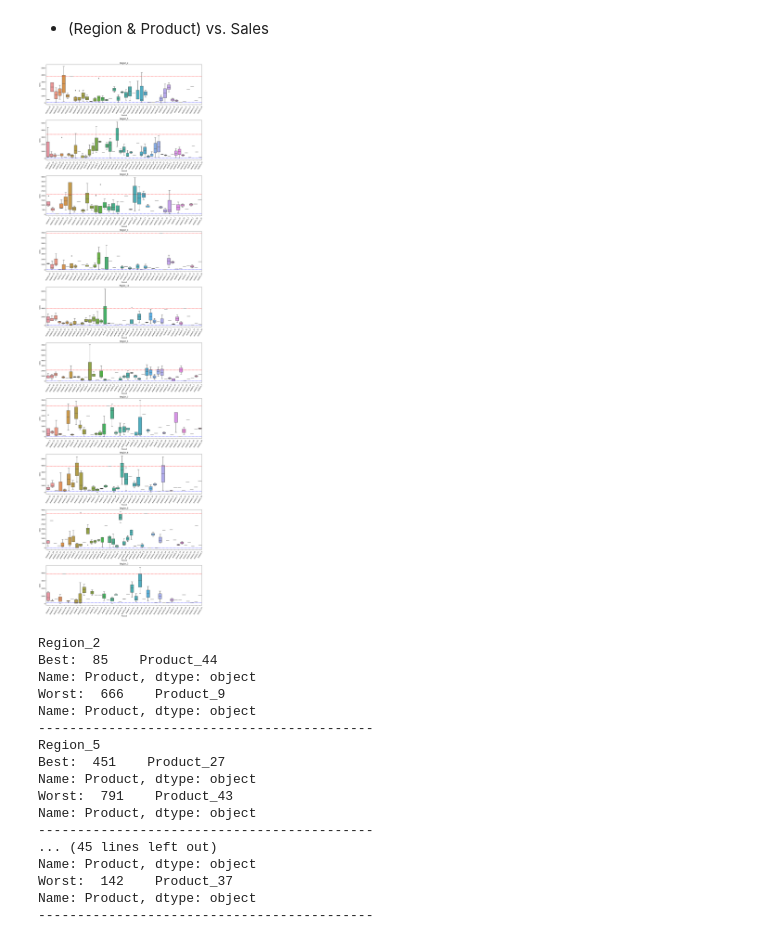
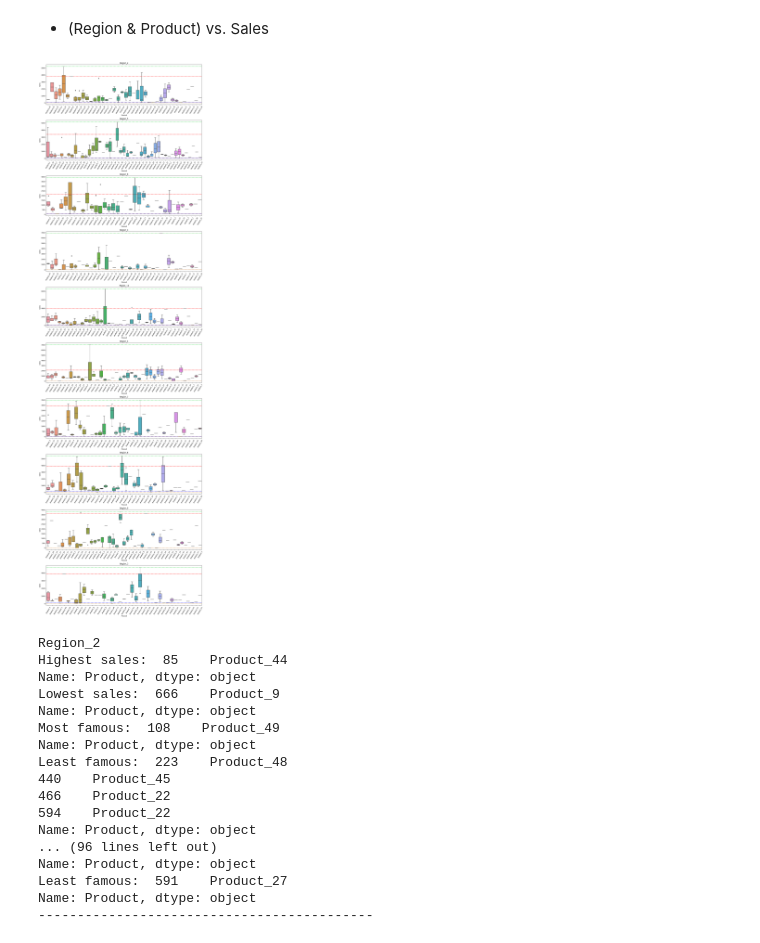
Before and after one commit to hiu04/Data-Science, a Jupyter notebook: A1_DS.ipynb, the cells around one changed output. Cells and saved outputs as stored; diff of their text form; code cells hidden in the pictures.

```diff
--- a/A1_DS.ipynb
+++ b/A1_DS.ipynb
@@ -308,41 +309,56 @@ region = df1['Region'].unique().tolist()
 # %%
 fig, ax = plt.subplots(10,1, figsize=(15,50))
 
 for i in range(len(region)):
   data = df1[df1['Region'] == (region[i])]
   plot = sns.boxplot(ax = ax[i],
             x = "Product",
             y = "Sales",
             data = data)
   ax[i].tick_params(axis='x', rotation=60)
   ax[i].set_title(region[i])
-  ax[i].axhline(y= df.groupby(data['Product'])['Sales'].median().max(), color = "red", linestyle = "dashed")
-  ax[i].axhline(y= df.groupby(data['Product'])['Sales'].median().min(), color = "blue", linestyle = "dashed")
+  # Red line: highest median sales value
+  ax[i].axhline(y= df.groupby(data['Product'])['Sales'].median().max(),
+                color = "red", linestyle = "dashed")
+  # Blue line: lowest median sales value
+  ax[i].axhline(y= df.groupby(data['Product'])['Sales'].median().min(),
+                color = "blue", linestyle = "dashed")
+  # Green line: highest sales value
+  ax[i].axhline(y= data['Sales'].max(), color = "#30D949", linestyle = "dashed")
+  # Yellow dashed line: lowest sales value
+  ax[i].axhline(y= data['Sales'].min(), color = "#D98B32", linestyle = "dashed")
+
 fig.tight_layout()
 # %% [output]
-[figure, old version]
+[figure, new version]
 # %%
 for i in range(len(region)):
   data = df1[df1['Region'] == (region[i])]
   print(region[i])
-  print("Best: ", data.loc[data['Sales'] == data['Sales'].max()]['Product'])
-  print("Worst: ", data.loc[data["Sales"] == data["Sales"].min()]['Product'])
+  print("Highest sales: ", # products with highest sales value in the ith region
+        data.loc[data['Sales'] == data['Sales'].max()]['Product'])
+  print("Lowest sales: ", # products with lowest sales value in the ith region
+        data.loc[data["Sales"] == data["Sales"].min()]['Product'])
+  print("Most famous: ", # products with greatest sale frequency in ith region
+        data.loc[data['Units Sold'] == data['Units Sold'].max()]["Product"])
+  print("Least famous: ", # products with least sale frequency in the ith region
+        data.loc[data['Units Sold'] == data['Units Sold'].min()]["Product"])
   print("-------------------------------------------")
 # %% [output]
 Region_2
-Best:  85    Product_44
+Highest sales:  85    Product_44
 Name: Product, dtype: object
-Worst:  666    Product_9
+Lowest sales:  666    Product_9
+Name: Product, dtype: object
+Most famous:  108    Product_49
+Name: Product, dtype: object
+Least famous:  223    Product_48
+440    Product_45
+466    Product_22
+594    Product_22
+Name: Product, dtype: object
+... (96 lines left out)
+Name: Product, dtype: object
+Least famous:  591    Product_27
 Name: Product, dtype: object
 -------------------------------------------
-Region_5
-Best:  451    Product_27
-Name: Product, dtype: object
-Worst:  791    Product_43
-Name: Product, dtype: object
--------------------------------------------
-... (45 lines left out)
-Name: Product, dtype: object
-Worst:  142    Product_37
-Name: Product, dtype: object
--------------------------------------------
```
Also changed, not shown: parts of 1 cell of this notebook.
